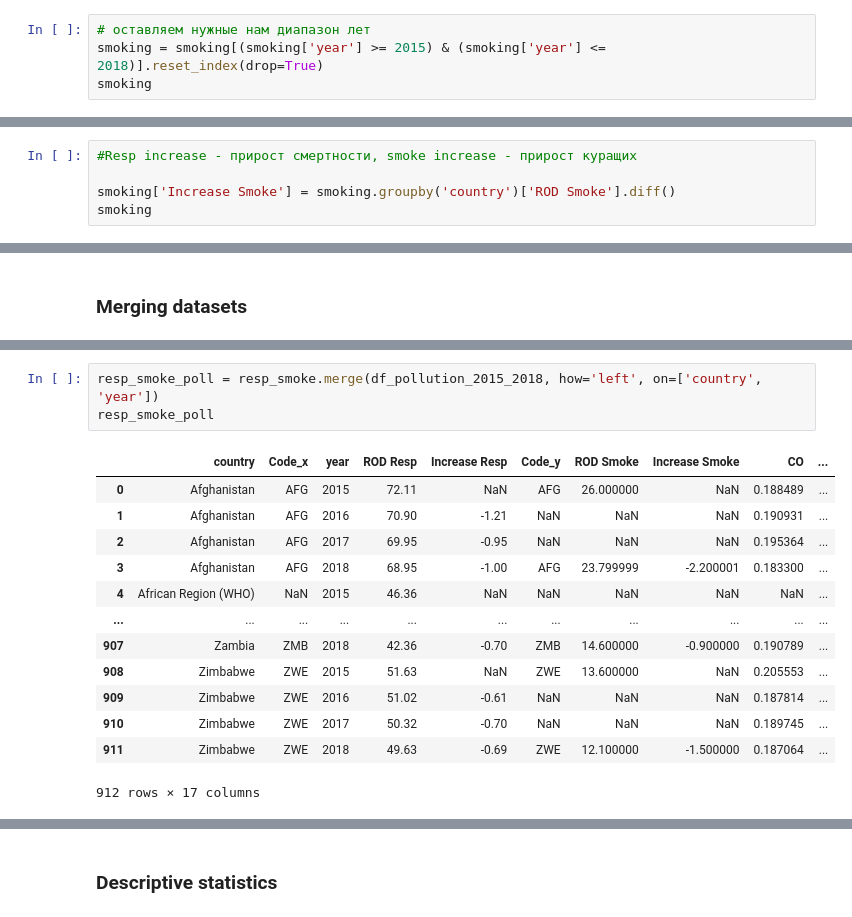
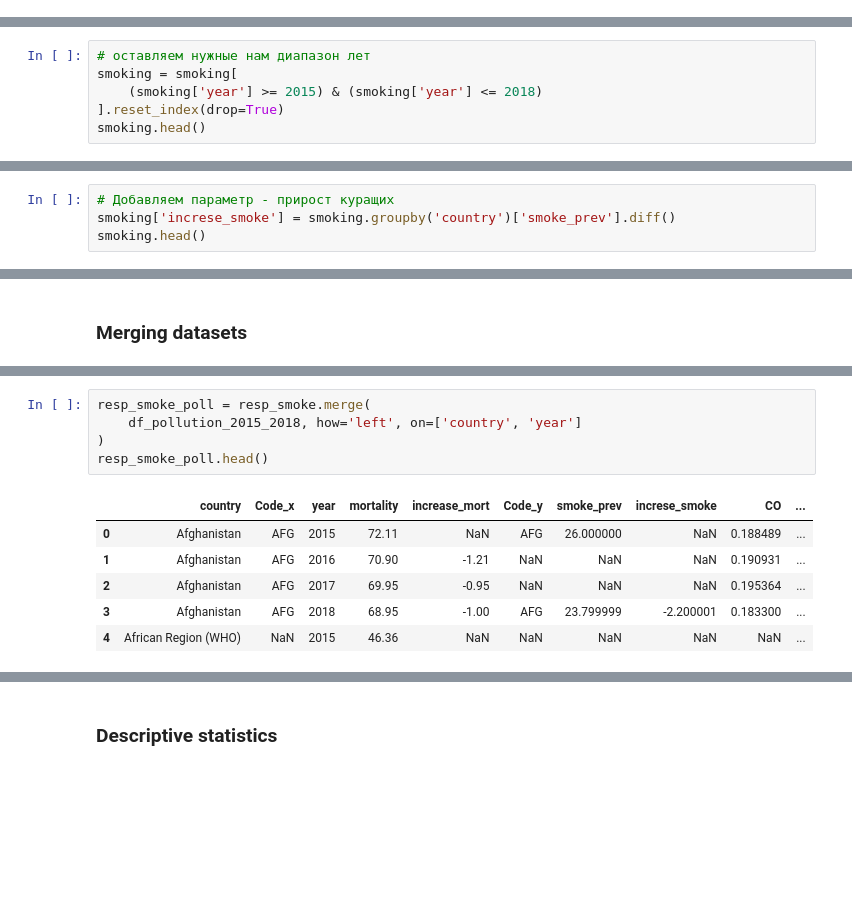
Before and after one commit to ekaterinatao/Pawlull, a Jupyter notebook: Team_Pawfull.ipynb, the cells around one changed output, grey strips where cells are left out. Drawn from its saved outputs; the diff is of its cells as text; blank space fills up the shorter version.

```diff
--- a/Team_Pawfull.ipynb
+++ b/Team_Pawfull.ipynb
@@ -325,4 +426,0 @@ smoking
-# %%
-# оставляем нужные нам диапазон лет
-smoking = smoking[(smoking['year'] >= 2015) & (smoking['year'] <= 2018)].reset_index(drop=True)
-smoking
@@ -343,5 +426,0 @@ smoking
-# %%
-#Resp increase - прирост смертности, smoke increase - прирост куращих
-
-smoking['Increase Smoke'] = smoking.groupby('country')['ROD Smoke'].diff()
-smoking
@@ -365,0 +429,6 @@ smoking
+# %%
+# оставляем нужные нам диапазон лет
+smoking = smoking[
+    (smoking['year'] >= 2015) & (smoking['year'] <= 2018)
+].reset_index(drop=True)
+smoking.head()
@@ -367,0 +458,4 @@ smoking
+# %%
+# Добавляем параметр - прирост куращих
+smoking['increse_smoke'] = smoking.groupby('country')['smoke_prev'].diff()
+smoking.head()
@@ -556,18 +642,13 @@ resp_smoke
 # %%
-resp_smoke_poll = resp_smoke.merge(df_pollution_2015_2018, how='left', on=['country', 'year'])
-resp_smoke_poll
+resp_smoke_poll = resp_smoke.merge(
+    df_pollution_2015_2018, how='left', on=['country', 'year']
+)
+resp_smoke_poll.head()
 # %% [output]
-|  | country | Code_x | year | ROD Resp | Increase Resp | Code_y | ROD Smoke | Increase Smoke | CO | ... |
+|  | country | Code_x | year | mortality | increase_mort | Code_y | smoke_prev | increse_smoke | CO | ... |
 | 0 | Afghanistan | AFG | 2015 | 72.11 | NaN | AFG | 26.000000 | NaN | 0.188489 | ... |
 | 1 | Afghanistan | AFG | 2016 | 70.90 | -1.21 | NaN | NaN | NaN | 0.190931 | ... |
 | 2 | Afghanistan | AFG | 2017 | 69.95 | -0.95 | NaN | NaN | NaN | 0.195364 | ... |
 | 3 | Afghanistan | AFG | 2018 | 68.95 | -1.00 | AFG | 23.799999 | -2.200001 | 0.183300 | ... |
 | 4 | African Region (WHO) | NaN | 2015 | 46.36 | NaN | NaN | NaN | NaN | NaN | ... |
-| ... | ... | ... | ... | ... | ... | ... | ... | ... | ... | ... |
-| 907 | Zambia | ZMB | 2018 | 42.36 | -0.70 | ZMB | 14.600000 | -0.900000 | 0.190789 | ... |
-| 908 | Zimbabwe | ZWE | 2015 | 51.63 | NaN | ZWE | 13.600000 | NaN | 0.205553 | ... |
-| 909 | Zimbabwe | ZWE | 2016 | 51.02 | -0.61 | NaN | NaN | NaN | 0.187814 | ... |
-| 910 | Zimbabwe | ZWE | 2017 | 50.32 | -0.70 | NaN | NaN | NaN | 0.189745 | ... |
-| 911 | Zimbabwe | ZWE | 2018 | 49.63 | -0.69 | ZWE | 12.100000 | -1.500000 | 0.187064 | ... |
-912 rows × 17 columns
 # %%
```
Also changed, not shown: parts of 121 cells of this notebook.
